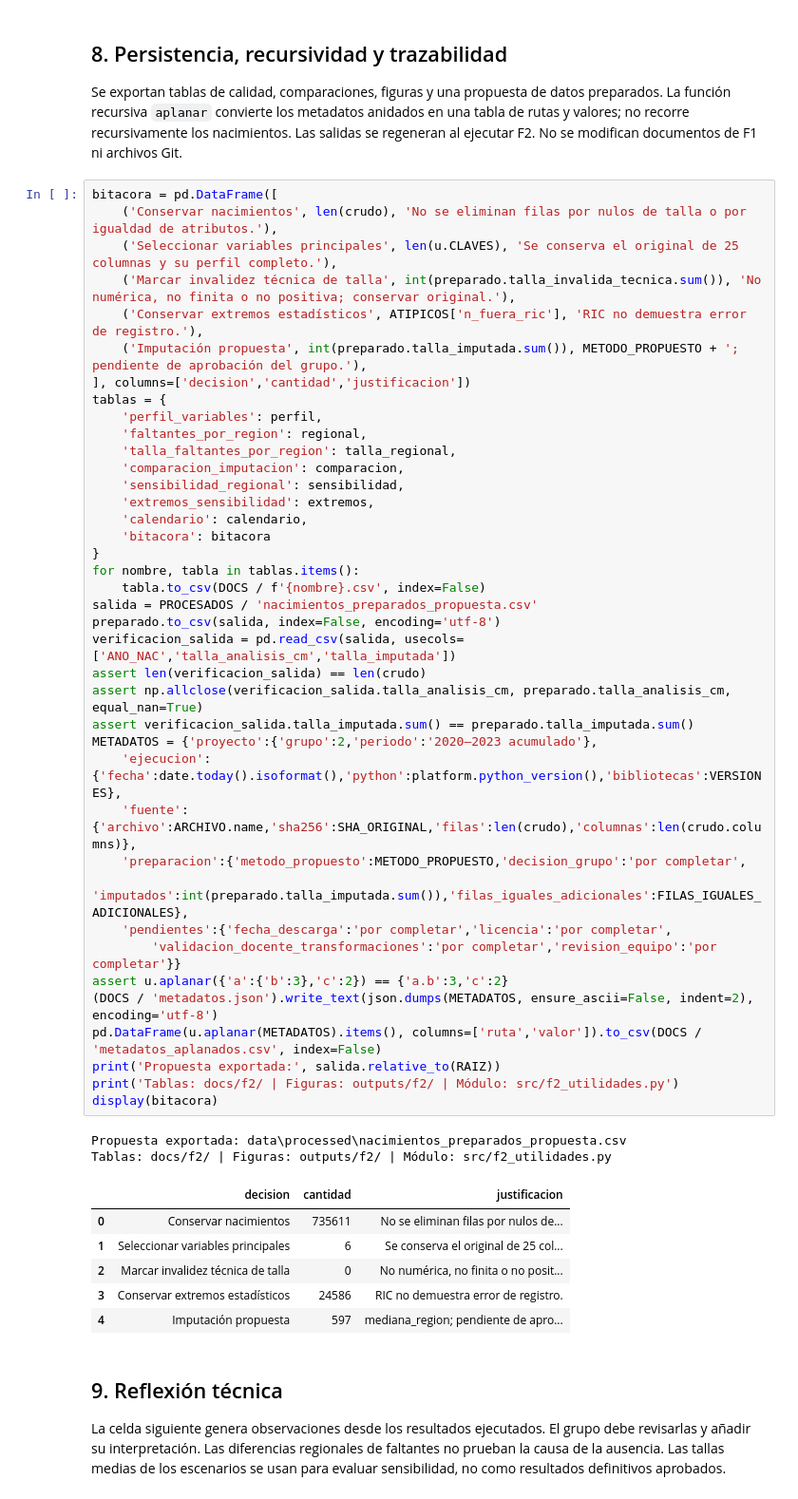
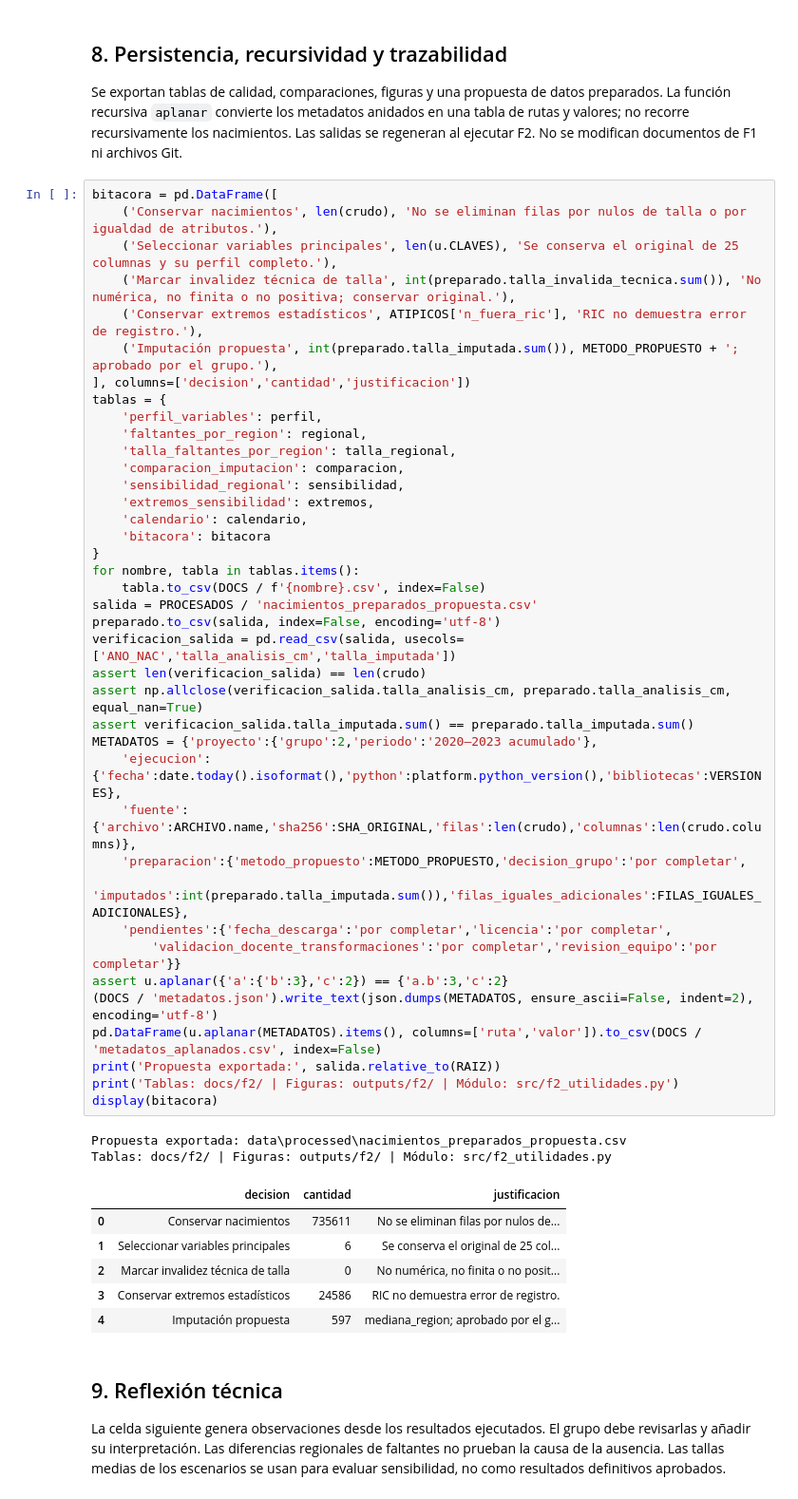
Before and after one commit to jorgealtamiranonavarrete-art/proyecto-grupo2, a Jupyter notebook: F2/F2_Preparacion_borrador.ipynb, the cells around one changed output. Shown at 95% size. Drawn from its saved outputs; the diff is of its cells as text.

```diff
--- a/F2/F2_Preparacion_borrador.ipynb
+++ b/F2/F2_Preparacion_borrador.ipynb
@@ -589,7 +589,7 @@ bitacora = pd.DataFrame([
     ('Seleccionar variables principales', len(u.CLAVES), 'Se conserva el original de 25 columnas y su perfil completo.'),
     ('Marcar invalidez técnica de talla', int(preparado.talla_invalida_tecnica.sum()), 'No numérica, no finita o no positiva; conservar original.'),
     ('Conservar extremos estadísticos', ATIPICOS['n_fuera_ric'], 'RIC no demuestra error de registro.'),
-    ('Imputación propuesta', int(preparado.talla_imputada.sum()), METODO_PROPUESTO + '; pendiente de aprobación del grupo.'),
+    ('Imputación propuesta', int(preparado.talla_imputada.sum()), METODO_PROPUESTO + '; aprobado por el grupo.'),
 ], columns=['decision','cantidad','justificacion'])
 tablas = {
     'perfil_variables': perfil,
@@ -603,34 +603,34 @@ tablas = {
 }
 for nombre, tabla in tablas.items():
     tabla.to_csv(DOCS / f'{nombre}.csv', index=False)
 salida = PROCESADOS / 'nacimientos_preparados_propuesta.csv'
 preparado.to_csv(salida, index=False, encoding='utf-8')
 verificacion_salida = pd.read_csv(salida, usecols=['ANO_NAC','talla_analisis_cm','talla_imputada'])
 assert len(verificacion_salida) == len(crudo)
 assert np.allclose(verificacion_salida.talla_analisis_cm, preparado.talla_analisis_cm, equal_nan=True)
 assert verificacion_salida.talla_imputada.sum() == preparado.talla_imputada.sum()
 METADATOS = {'proyecto':{'grupo':2,'periodo':'2020–2023 acumulado'},
     'ejecucion':{'fecha':date.today().isoformat(),'python':platform.python_version(),'bibliotecas':VERSIONES},
     'fuente':{'archivo':ARCHIVO.name,'sha256':SHA_ORIGINAL,'filas':len(crudo),'columnas':len(crudo.columns)},
     'preparacion':{'metodo_propuesto':METODO_PROPUESTO,'decision_grupo':'por completar',
         'imputados':int(preparado.talla_imputada.sum()),'filas_iguales_adicionales':FILAS_IGUALES_ADICIONALES},
     'pendientes':{'fecha_descarga':'por completar','licencia':'por completar',
         'validacion_docente_transformaciones':'por completar','revision_equipo':'por completar'}}
 assert u.aplanar({'a':{'b':3},'c':2}) == {'a.b':3,'c':2}
 (DOCS / 'metadatos.json').write_text(json.dumps(METADATOS, ensure_ascii=False, indent=2), encoding='utf-8')
 pd.DataFrame(u.aplanar(METADATOS).items(), columns=['ruta','valor']).to_csv(DOCS / 'metadatos_aplanados.csv', index=False)
 print('Propuesta exportada:', salida.relative_to(RAIZ))
 print('Tablas: docs/f2/ | Figuras: outputs/f2/ | Módulo: src/f2_utilidades.py')
 display(bitacora)
 # %% [output]
 Propuesta exportada: data\processed\nacimientos_preparados_propuesta.csv
 Tablas: docs/f2/ | Figuras: outputs/f2/ | Módulo: src/f2_utilidades.py
 |  | decision | cantidad | justificacion |
 | 0 | Conservar nacimientos | 735611 | No se eliminan filas por nulos de... |
 | 1 | Seleccionar variables principales | 6 | Se conserva el original de 25 col... |
 | 2 | Marcar invalidez técnica de talla | 0 | No numérica, no finita o no posit... |
 | 3 | Conservar extremos estadísticos | 24586 | RIC no demuestra error de registro. |
-| 4 | Imputación propuesta | 597 | mediana_region; pendiente de apro... |
+| 4 | Imputación propuesta | 597 | mediana_region; aprobado por el g... |
 # %% [markdown]
 ## 9. Reflexión técnica
 La celda siguiente genera observaciones desde los resultados ejecutados. El grupo debe revisarlas y
```
Also changed, not shown: parts of 1 cell of this notebook, 1 other file.
